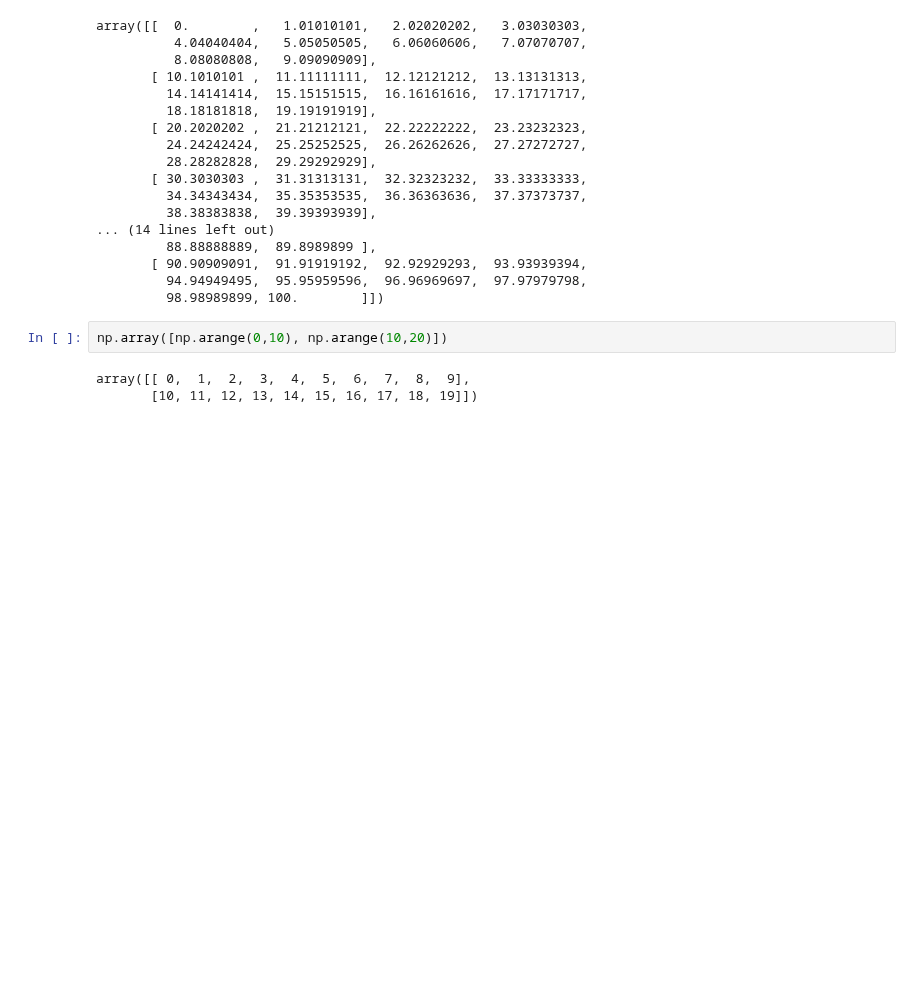
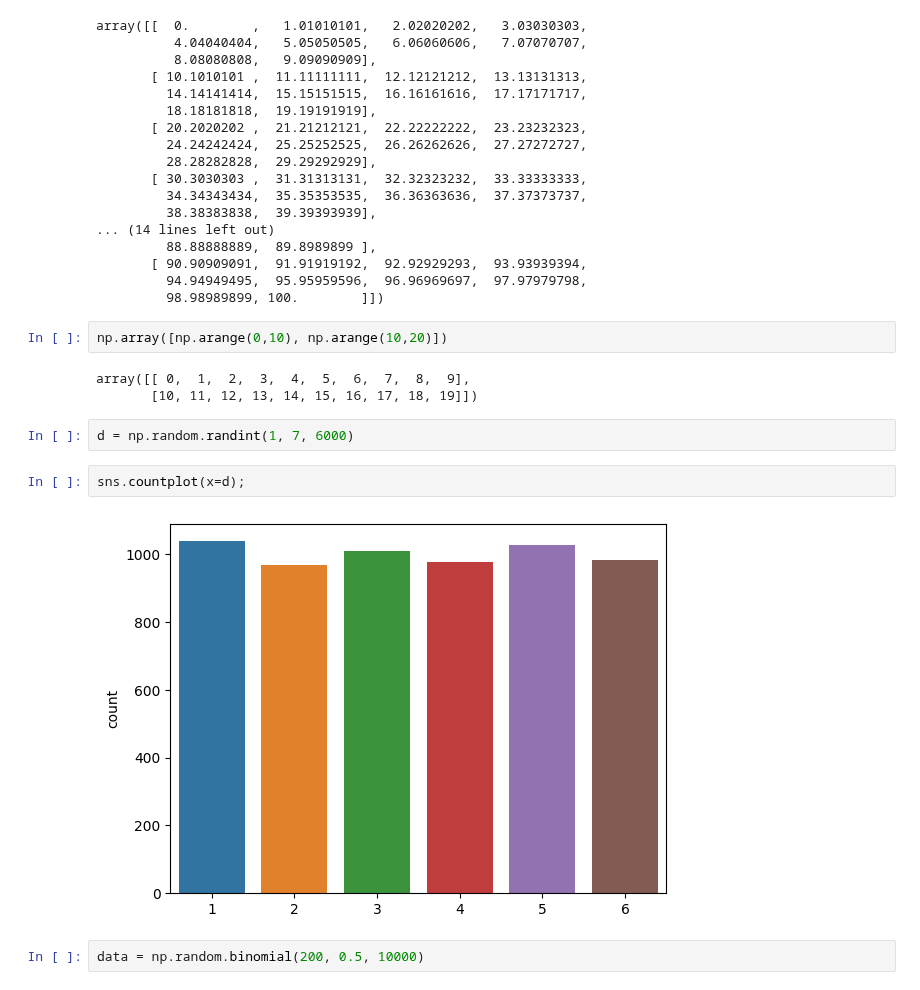
Before and after one commit to JohelPires/codewars, a Jupyter notebook: stats.ipynb, the cells around one changed output. Drawn from its saved outputs; the diff is of its cells as text; blank space fills up the shorter version.

```diff
--- a/stats.ipynb
+++ b/stats.ipynb
@@ -35,3 +37,11 @@ np.array([np.arange(0,10), np.arange(10,20)])
 # %% [output]
 array([[ 0,  1,  2,  3,  4,  5,  6,  7,  8,  9],
        [10, 11, 12, 13, 14, 15, 16, 17, 18, 19]])
+# %%
+d = np.random.randint(1, 7, 6000)
+# %%
+sns.countplot(x=d);
+# %% [output]
+[figure, added]
+# %%
+data = np.random.binomial(200, 0.5, 10000)
```
Also changed, not shown: parts of 9 cells of this notebook.
